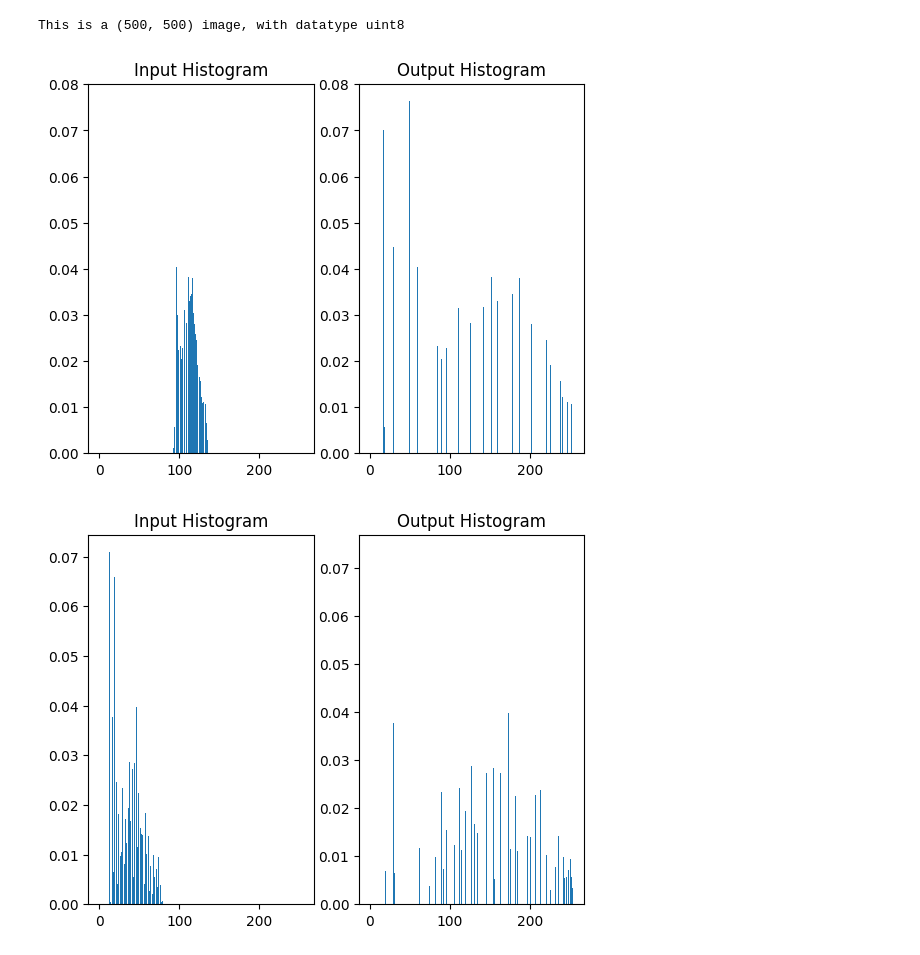
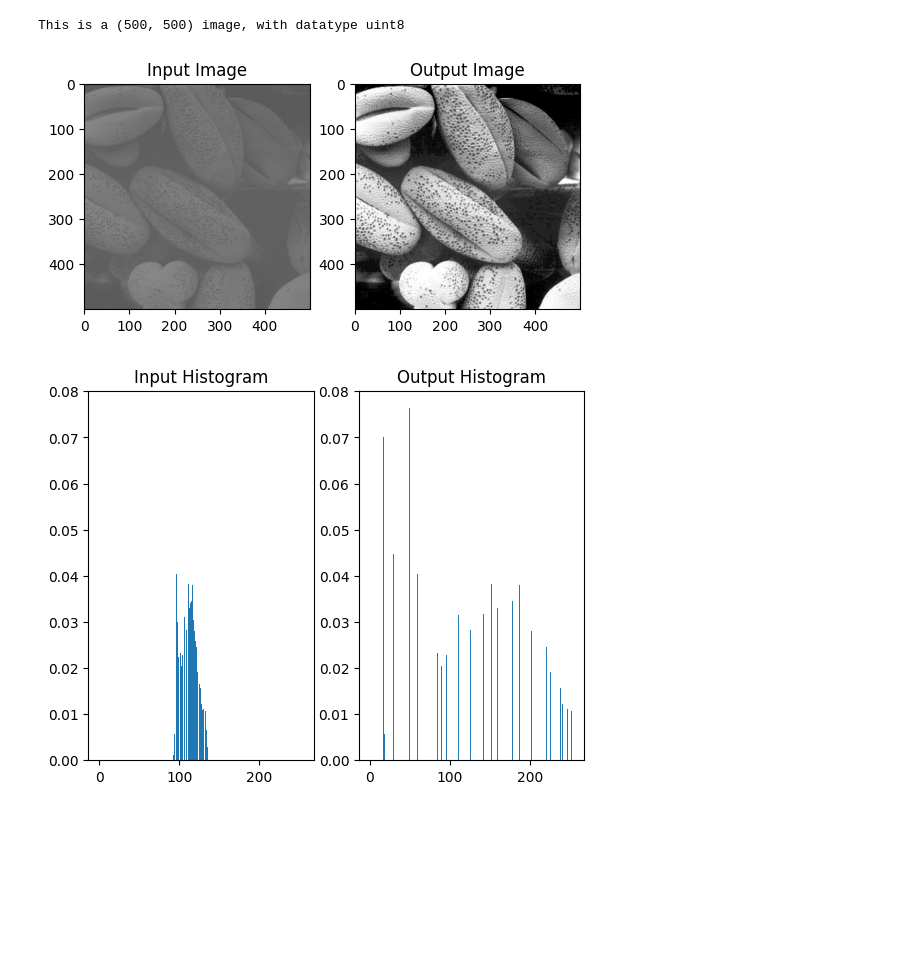
Before and after one commit to Tangent-H/EE326-Digital-Image-Processing-Lab, a Jupyter notebook: Lab3/spatial_trans.ipynb, the cells around one changed output. Drawn from its saved outputs; the diff is of its cells as text; code cells hidden in the pictures; blank space fills up the shorter version.

```diff
--- a/Lab3/spatial_trans.ipynb
+++ b/Lab3/spatial_trans.ipynb
@@ -65,6 +65,9 @@ def local_hist_equ(input_image, m_size):
     return (output_image, output_hist, input_hist)
 # %%
 def reduce_SAP(input_image, n_size):
+    '''
+    flipping the image at the edges would produce better results
+    '''
     # padding, and ensure n_size is odd
     if n_size % 2 == 0:
         n_size += 1
@@ -91,13 +94,13 @@ if __name__ == "__main__":
 
     # Histogram equalization
     output_image1_1, output_hist1_1, input_hist1_1 = hist_equ(test1_1)
-    # plt.subplot(1,2,1)
-    # plt.imshow(test1_1, cmap='gray')  # why it seems like the image has already been equalized?
-    # plt.title('Input Image')
-    # plt.subplot(1,2,2)
-    # plt.imshow(output_image, cmap='gray')
-    # plt.title('Output Image')
-    # plt.show()
+    plt.subplot(1,2,1)
+    plt.imshow(test1_1, cmap='gray',vmin=0, vmax=255)  # why it seems like the image has already been equalized? but add vmin and vmax can solve this problem
+    plt.title('Input Image')
+    plt.subplot(1,2,2)
+    plt.imshow(output_image1_1, cmap='gray')
+    plt.title('Output Image')
+    plt.show()
 
     plt.subplot(1,2,1)
     plt.bar(np.arange(256), input_hist1_1)
@@ -133,32 +136,32 @@ if __name__ == "__main__":
     plt.subplot(1,2,1)
     plt.bar(np.arange(256), input_hist2)
     plt.title('Input Histogram')
     plt.subplot(1,2,2)
     plt.bar(np.arange(256), output_hist2)
     plt.title('Output Histogram')
     plt.show()
 
     img = Image.fromarray(output_image2)
     Image.fromarray(output_image2).save('out/Q3_2_output.jpg')
 
     # Local histogram equalization
     output_image3, output_hist3, input_hist3 = local_hist_equ(test3, 5)
     plt.subplot(1,2,1)
     plt.bar(np.arange(256), input_hist3)
     plt.title('Input Histogram')
     plt.subplot(1,2,2)
     plt.bar(np.arange(256), output_hist3)
     plt.title('Output Histogram')
     plt.show()
 
     img = Image.fromarray(output_image3)
     Image.fromarray(output_image3).save('out/Q3_3_output.jpg')
 
     # Reduce salt-and-pepper noise
     output_image4 = reduce_SAP(test4, 5)
     img = Image.fromarray(output_image4)
     Image.fromarray(output_image4).save('out/Q3_4_output.jpg')
 # %% [output]
 This is a (500, 500) image, with datatype uint8
-[figure, old version]
+[figure, new version]
-[figure, old version]
+[figure, new version]
```
Also changed, not shown: parts of 1 cell of this notebook.
